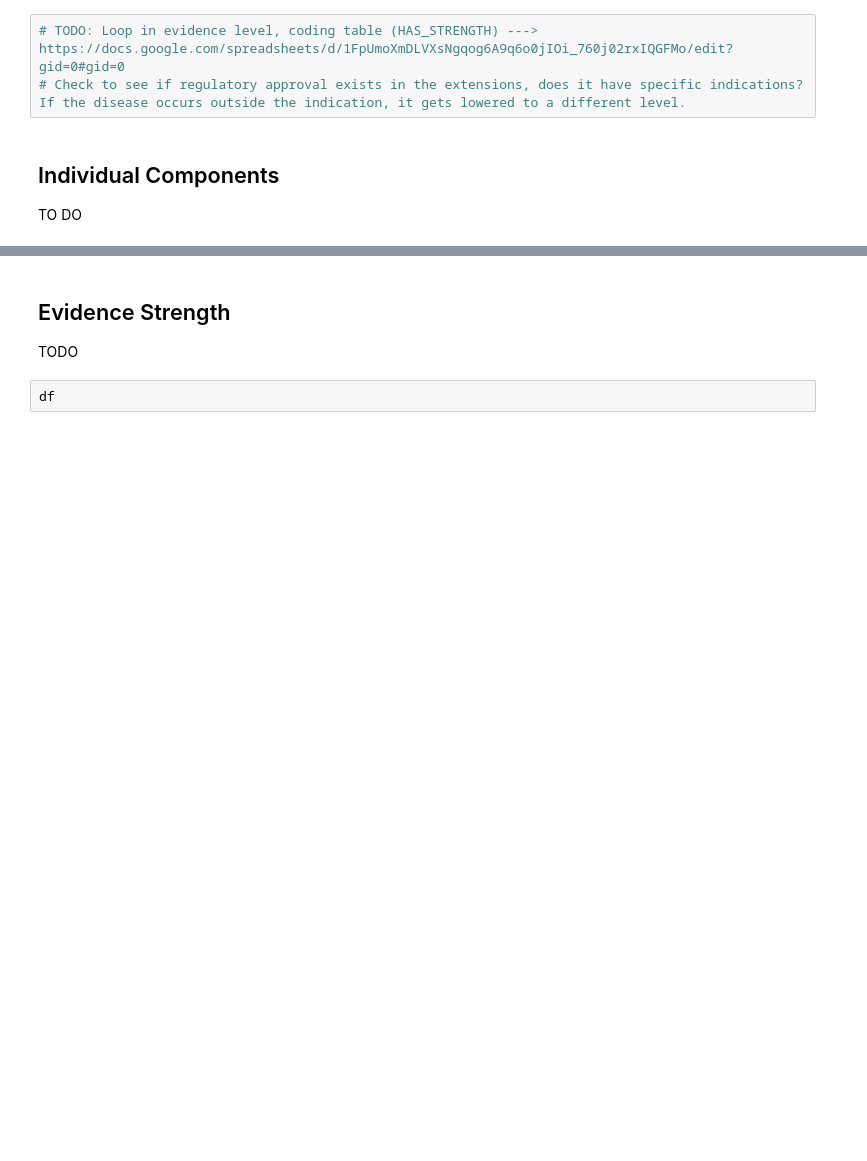
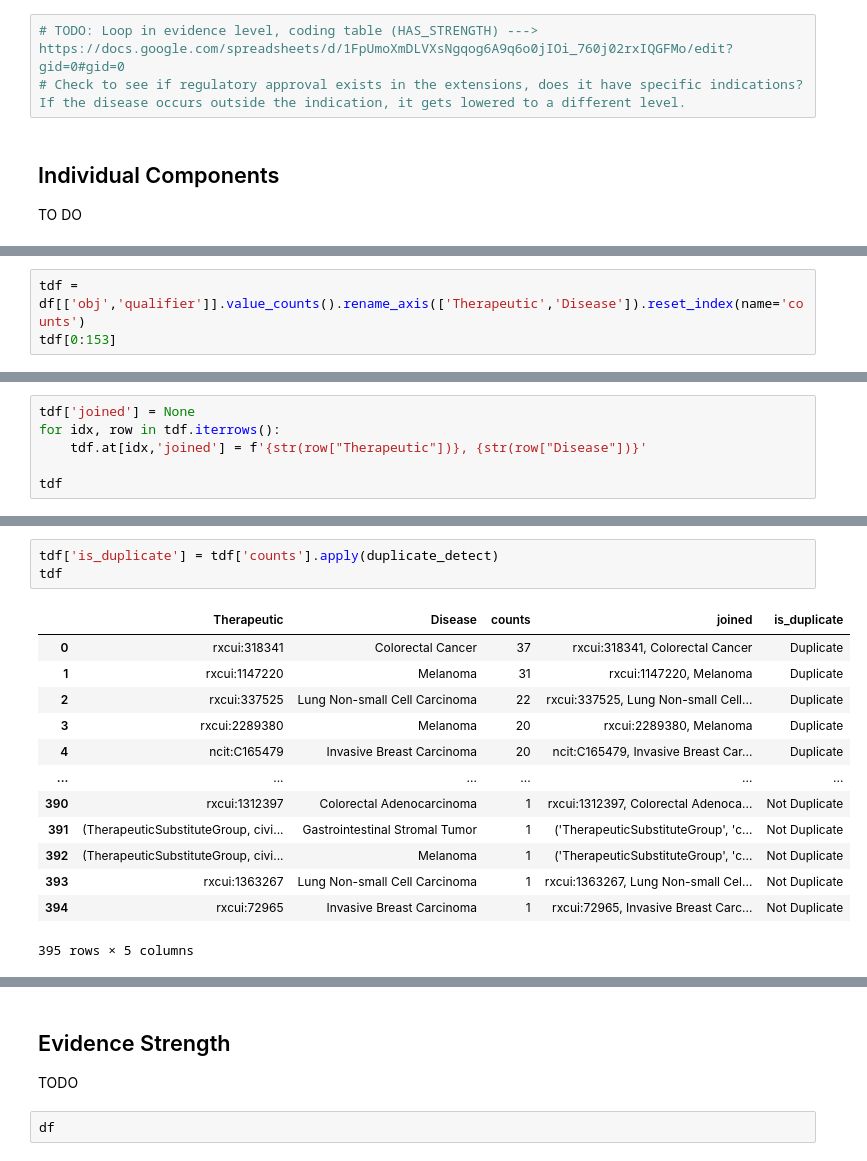
Before and after one commit to cancervariants/metakb, a Jupyter notebook: notebooks/statements.ipynb, the cells around one changed output, grey strips where cells are left out. Drawn from its saved outputs; the diff is of its cells as text; blank space fills up the shorter version.

```diff
--- a/notebooks/statements.ipynb
+++ b/notebooks/statements.ipynb
@@ -399,0 +465,3 @@ Name: count, Length: 395, dtype: int64
+# %%
+tdf = df[['obj','qualifier']].value_counts().rename_axis(['Therapeutic','Disease']).reset_index(name='counts')
+tdf[0:153]
@@ -399,0 +482,6 @@ Name: count, Length: 395, dtype: int64
+# %%
+tdf['joined'] = None
+for idx, row in tdf.iterrows():
+    tdf.at[idx,'joined'] = f'{str(row["Therapeutic"])}, {str(row["Disease"])}'
+
+tdf
@@ -399,0 +502,17 @@ Name: count, Length: 395, dtype: int64
+# %%
+tdf['is_duplicate'] = tdf['counts'].apply(duplicate_detect)
+tdf
+# %% [output]
+|  | Therapeutic | Disease | counts | joined | is_duplicate |
+| 0 | rxcui:318341 | Colorectal Cancer | 37 | rxcui:318341, Colorectal Cancer | Duplicate |
+| 1 | rxcui:1147220 | Melanoma | 31 | rxcui:1147220, Melanoma | Duplicate |
+| 2 | rxcui:337525 | Lung Non-small Cell Carcinoma | 22 | rxcui:337525, Lung Non-small Cell... | Duplicate |
+| 3 | rxcui:2289380 | Melanoma | 20 | rxcui:2289380, Melanoma | Duplicate |
+| 4 | ncit:C165479 | Invasive Breast Carcinoma | 20 | ncit:C165479, Invasive Breast Car... | Duplicate |
+| ... | ... | ... | ... | ... | ... |
+| 390 | rxcui:1312397 | Colorectal Adenocarcinoma | 1 | rxcui:1312397, Colorectal Adenoca... | Not Duplicate |
+| 391 | (TherapeuticSubstituteGroup, civi... | Gastrointestinal Stromal Tumor | 1 | ('TherapeuticSubstituteGroup', 'c... | Not Duplicate |
+| 392 | (TherapeuticSubstituteGroup, civi... | Melanoma | 1 | ('TherapeuticSubstituteGroup', 'c... | Not Duplicate |
+| 393 | rxcui:1363267 | Lung Non-small Cell Carcinoma | 1 | rxcui:1363267, Lung Non-small Cel... | Not Duplicate |
+| 394 | rxcui:72965 | Invasive Breast Carcinoma | 1 | rxcui:72965, Invasive Breast Carc... | Not Duplicate |
+395 rows × 5 columns
```
Also changed, not shown: parts of 19 cells of this notebook, 5 other files.
